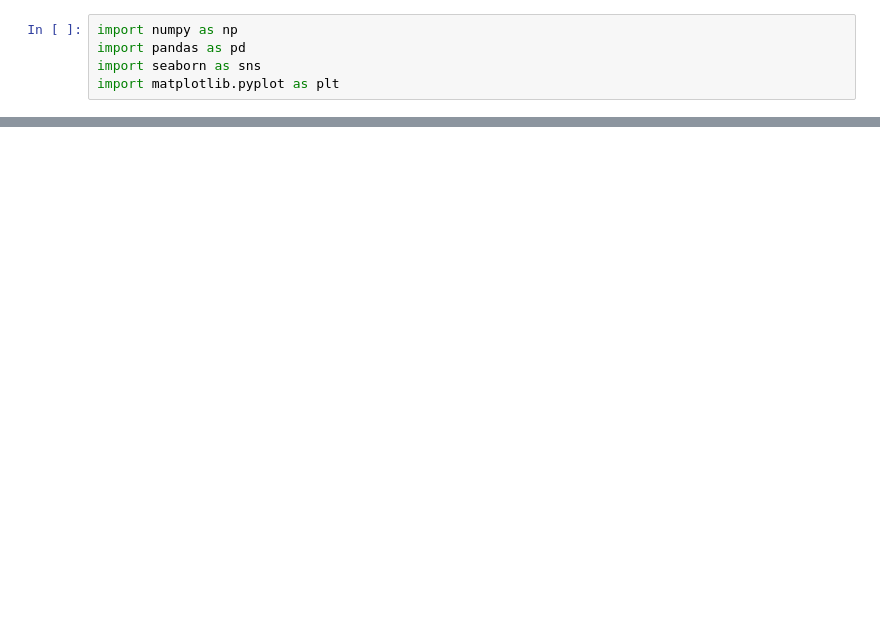
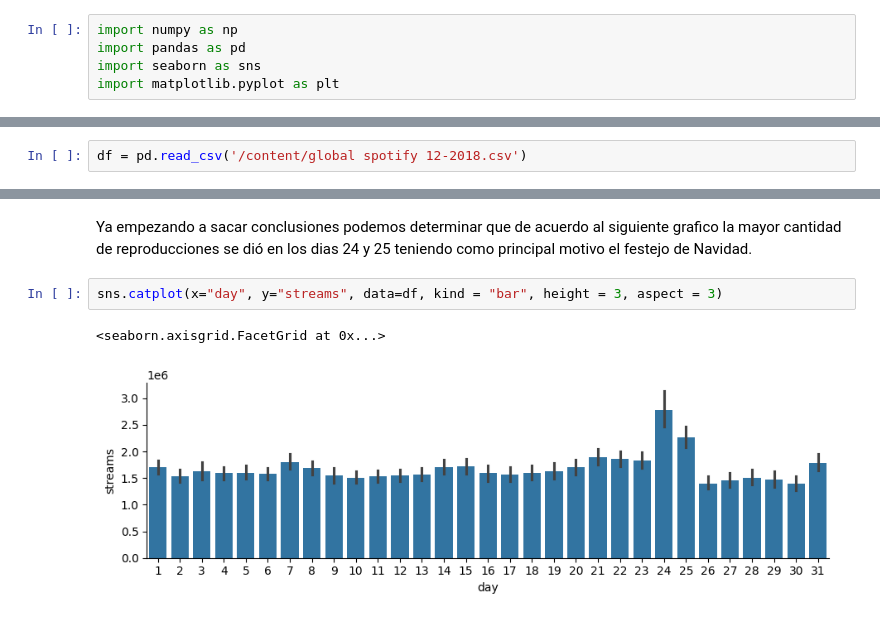
Before and after one commit to bmxjuane/Juan-Emilio-Persichini-repository-, a Jupyter notebook: VisualizacionPersichini.ipynb, the cells around one changed output, grey strips where cells are left out. Saved outputs shown, nothing was run; the diff lists cells and outputs as text; blank space fills up the shorter version.

```diff
--- a/VisualizacionPersichini.ipynb
+++ b/VisualizacionPersichini.ipynb
@@ -21,0 +38,2 @@ import matplotlib.pyplot as plt
+# %%
+df = pd.read_csv('/content/global spotify 12-2018.csv')
@@ -21,0 +53,7 @@ import matplotlib.pyplot as plt
+# %% [markdown]
+Ya empezando a sacar conclusiones podemos determinar que de acuerdo al siguiente grafico la mayor cantidad de reproducciones se dió en los dias 24 y 25 teniendo como principal motivo el festejo de Navidad.
+# %%
+sns.catplot(x="day", y="streams", data=df, kind = "bar", height = 3, aspect = 3)
+# %% [output]
+<seaborn.axisgrid.FacetGrid at 0x...>
+[figure, added]
```
Also changed, not shown: parts of 19 cells of this notebook.
